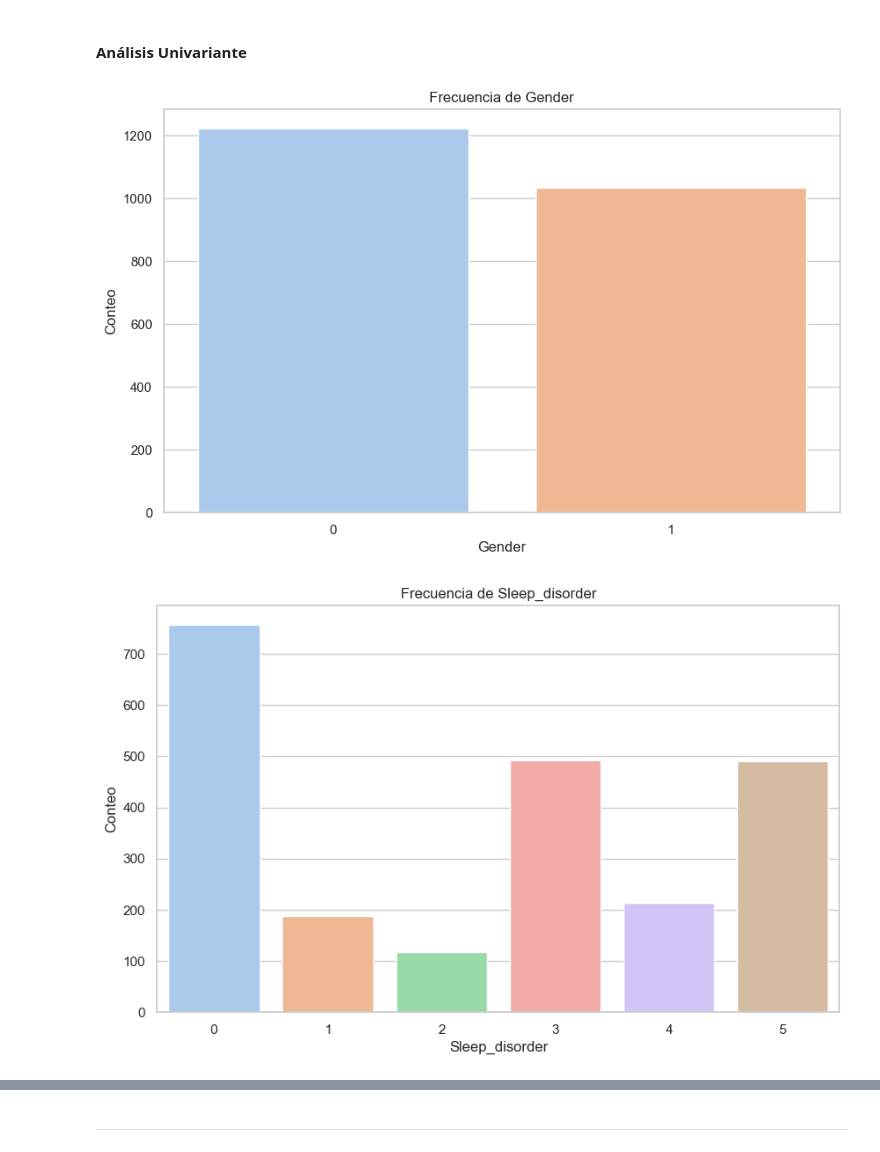
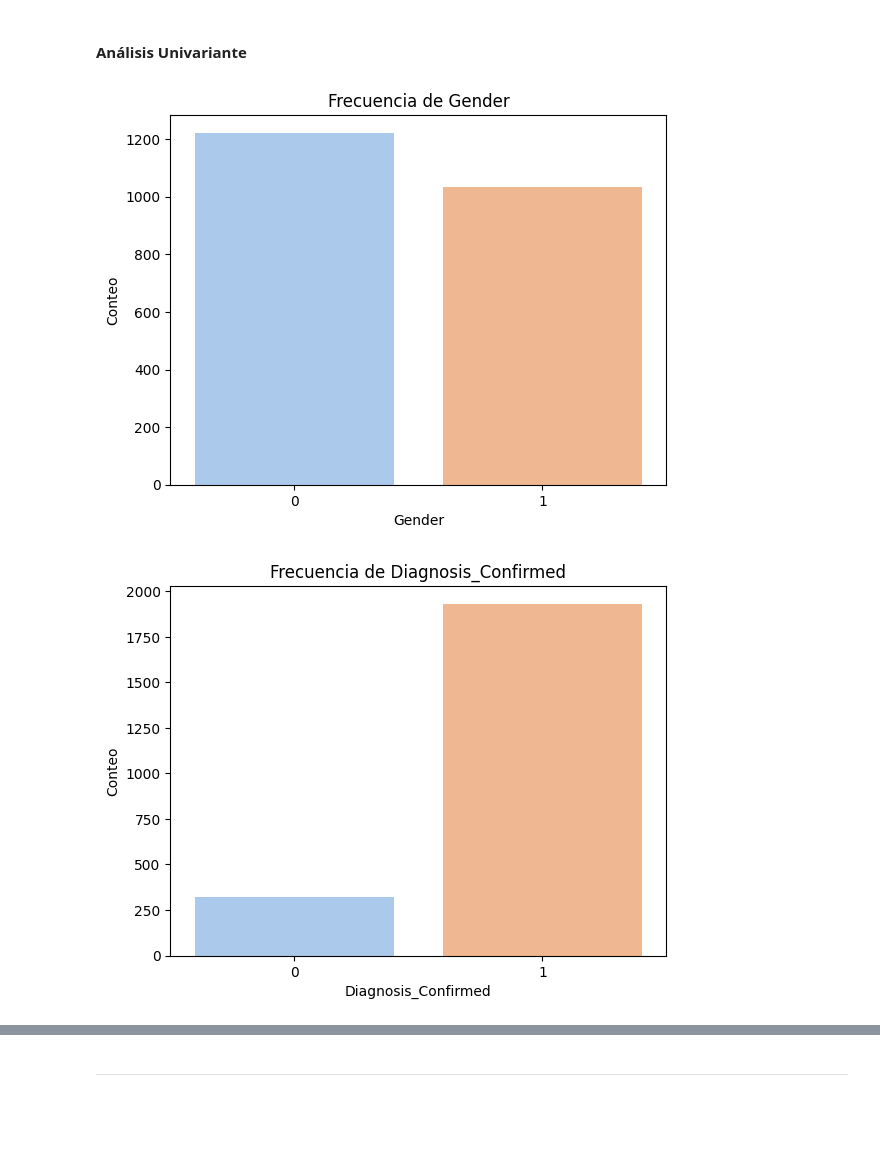
Before and after one commit to NaiSaratxaga/ML_sleep_lifestyle_predictor, a Jupyter notebook: src/notebooks/02_Limpieza_EDA.ipynb, the cells around one changed output, grey strips where cells are left out. Cells and saved outputs as stored; diff of their text form; code cells hidden in the pictures; blank space fills up the shorter version.

```diff
--- a/src/notebooks/02_Limpieza_EDA.ipynb
+++ b/src/notebooks/02_Limpieza_EDA.ipynb
@@ -532,22 +579,22 @@ df_combined.to_csv('../data/combined_sleep_dataset.csv', index=False)
 # %% [markdown]
 #### Análisis Univariante
 # %%
-# Lista de variables categóricas
-cat_cols = ['Gender', 'Sleep_disorder', 'Diagnosis_Confirmed']
+# Lista de variables
+cat_cols = ['Gender', 'Diagnosis_Confirmed']
 
-# Gráficos de barras para variables categóricas
+# Gráficos de barras para variables
 for col in cat_cols:
     plt.figure()
     sns.countplot(data=df_combined, x=col, palette='pastel')
     plt.title(f'Frecuencia de {col}')
     plt.xlabel(col)
     plt.ylabel('Conteo')
     plt.xticks()
     plt.show()
 
 # Conteo de categorías
 for col in cat_cols:
     print(f"\nConteo de {col}:\n", df_combined[col].value_counts())
 # %% [output]
-[figure, old version]
+[figure, new version]
-[figure, old version]
+[figure, new version]
```
Also changed, not shown: parts of 23 cells of this notebook, 6 other files.
